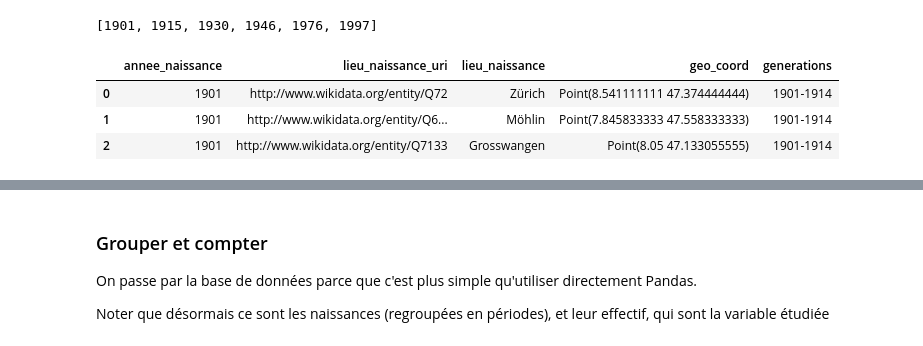
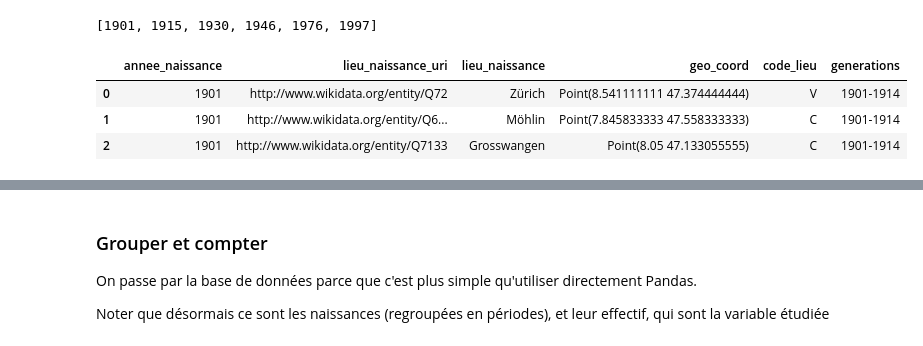
Before and after one commit to Sciences-historiques-numeriques/std_conseil_federal, a Jupyter notebook: notebooks_jupyter/wikidata_exploration/wdt_spatialisation_naissances.ipynb, the cells around one changed output, grey strips where cells are left out. Drawn from its saved outputs; the diff is of its cells as text; code cells hidden in the pictures.

```diff
--- a/notebooks_jupyter/wikidata_exploration/wdt_spatialisation_naissances.ipynb
+++ b/notebooks_jupyter/wikidata_exploration/wdt_spatialisation_naissances.ipynb
@@ -366,14 +366,14 @@ On teste ici un affichage dynamique avec la librairie Plotly express
 # on ne les regroupe pas encore afin de coder les périodes
 cur = cn.cursor()
 l = cur.execute("""
-SELECT wp.annee_naissance ,ws.lieu_naissance_uri , ws.lieu_naissance , ws.lieu_coord  AS geo_coord
+SELECT wp.annee_naissance ,ws.lieu_naissance_uri , ws.lieu_naissance , ws.lieu_coord  AS geo_coord, ws.code_lieu
 FROM wdt_spatialisation ws
 join wdt_personnes wp on wp.fk_spatialisation_id = ws.id
 -- il y a des erreurs dans Wikidata
 WHERE ws.lieu_coord LIKE 'Point(%'
 """).fetchall()
 
-df_all = pd.DataFrame(l, columns=['annee_naissance','lieu_naissance_uri', 'lieu_naissance', 'geo_coord'])
+df_all = pd.DataFrame(l, columns=['annee_naissance','lieu_naissance_uri', 'lieu_naissance', 'geo_coord', 'code_lieu'])
 print(len(df_all))
 df_all.head()
 # %% [output]
@@ -397,20 +397,20 @@ print(l_p)
 # %%
 ### fonction pd.cut : https://pandas.pydata.org/pandas-docs/stable/reference/api/pandas.cut.html
 # On ajoute une nouvelle colonne qui contient la période sur la base de la liste précédente
 # et de la valeur de l'année
 
 df_all['annee_naissance'] = df_all['annee_naissance'].astype(int)
-df_all['generations'] = pd.cut(df_all['annee_naissance'], l_p, right=False)
+df_spat['generations'] = pd.cut(df_spat['annee_naissance'], l_p, right=False)
 
 ### Transformer le code ajouté pour qu'il soit plus lisible
 # noter qu'on a arrondi les valeurs
-df_all['generations'] = df_all['generations'].apply(lambda x : str(int(x.left))+'-'+ str(int(x.right)-1))
+df_spat['generations'] = df_spat['generations'].apply(lambda x : str(int(x.left))+'-'+ str(int(x.right)-1))
 
 # Inspection
-df_all.head(3)
+df_spat.head(3)
 # %% [output]
-|  | annee_naissance | lieu_naissance_uri | lieu_naissance | geo_coord | generations |
-| 0 | 1901 | http://www.wikidata.org/entity/Q72 | Zürich | Point(8.541111111 47.374444444) | 1901-1914 |
-| 1 | 1901 | http://www.wikidata.org/entity/Q6... | Möhlin | Point(7.845833333 47.558333333) | 1901-1914 |
-| 2 | 1901 | http://www.wikidata.org/entity/Q7133 | Grosswangen | Point(8.05 47.133055555) | 1901-1914 |
+|  | annee_naissance | lieu_naissance_uri | lieu_naissance | geo_coord | code_lieu | generations |
+| 0 | 1901 | http://www.wikidata.org/entity/Q72 | Zürich | Point(8.541111111 47.374444444) | V | 1901-1914 |
+| 1 | 1901 | http://www.wikidata.org/entity/Q6... | Möhlin | Point(7.845833333 47.558333333) | C | 1901-1914 |
+| 2 | 1901 | http://www.wikidata.org/entity/Q7133 | Grosswangen | Point(8.05 47.133055555) | C | 1901-1914 |
 # %%
```
Also changed, not shown: parts of 7 cells of this notebook, 1 other file.
